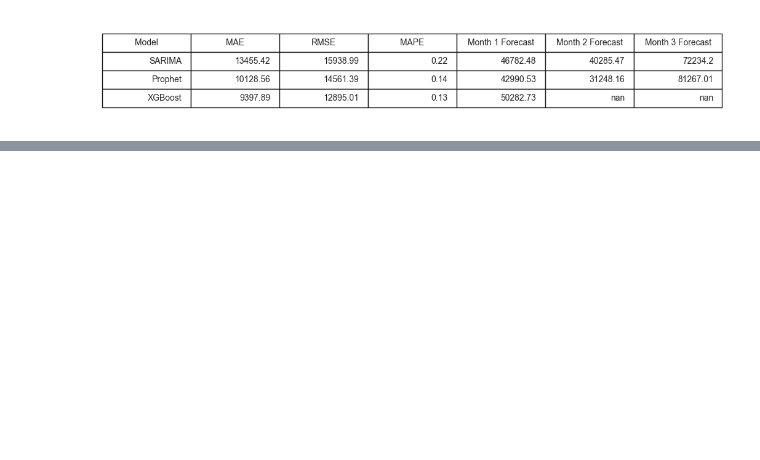
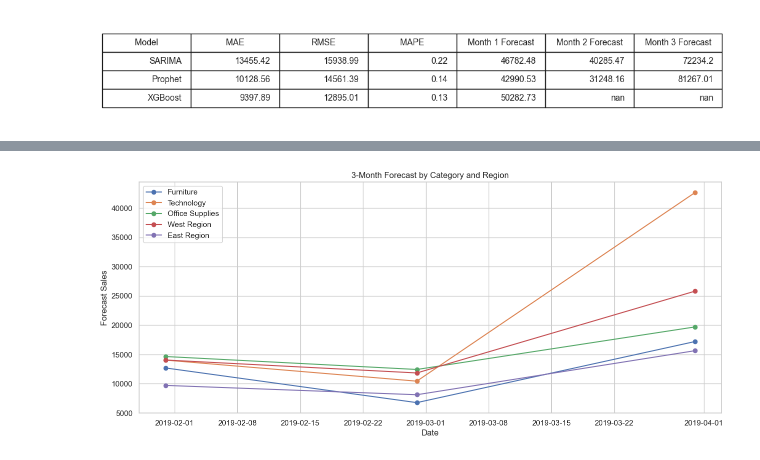
Before and after one commit to Aanya2806/sales-demand-intelligence-system, a Jupyter notebook: analysis.ipynb, the cells around one changed output, grey strips where cells are left out. Saved outputs shown, nothing was run; the diff lists cells and outputs as text; code cells hidden in the pictures; blank space fills up the shorter version.

Commit message:
Task 4: Category and region forecasting

```diff
--- a/analysis.ipynb
+++ b/analysis.ipynb
@@ -1194,0 +1252,12 @@ plt.show()
+# %%
+#Forecast regions
+
+west_future, west = forecast_segment(
+    df[df["Region"]=="West"],
+    "West"
+)
+
+east_future, east = forecast_segment(
+    df[df["Region"]=="East"],
+    "East"
+)
@@ -1194,0 +1269,58 @@ plt.show()
+# %%
+#Plotting forecasts
+
+plt.figure(figsize=(15,6))
+
+plt.plot(
+    furniture_future["ds"],
+    furniture_future["yhat"],
+    marker="o",
+    label="Furniture"
+)
+
+plt.plot(
+    technology_future["ds"],
+    technology_future["yhat"],
+    marker="o",
+    label="Technology"
+)
+
+plt.plot(
+    office_future["ds"],
+    office_future["yhat"],
+    marker="o",
+    label="Office Supplies"
+)
+
+plt.plot(
+    west_future["ds"],
+    west_future["yhat"],
+    marker="o",
+    label="West Region"
+)
+
+plt.plot(
+    east_future["ds"],
+    east_future["yhat"],
+    marker="o",
+    label="East Region"
+)
+
+plt.title("3-Month Forecast by Category and Region")
+
+plt.xlabel("Date")
+plt.ylabel("Forecast Sales")
+
+plt.legend()
+
+plt.grid(True)
+
+plt.savefig(
+    "charts/category_region_forecast.png",
+    dpi=300,
+    bbox_inches="tight"
+)
+
+plt.show()
+# %% [output]
+[figure, added]
```
Also changed, not shown: parts of 8 cells of this notebook, 2 other files.
